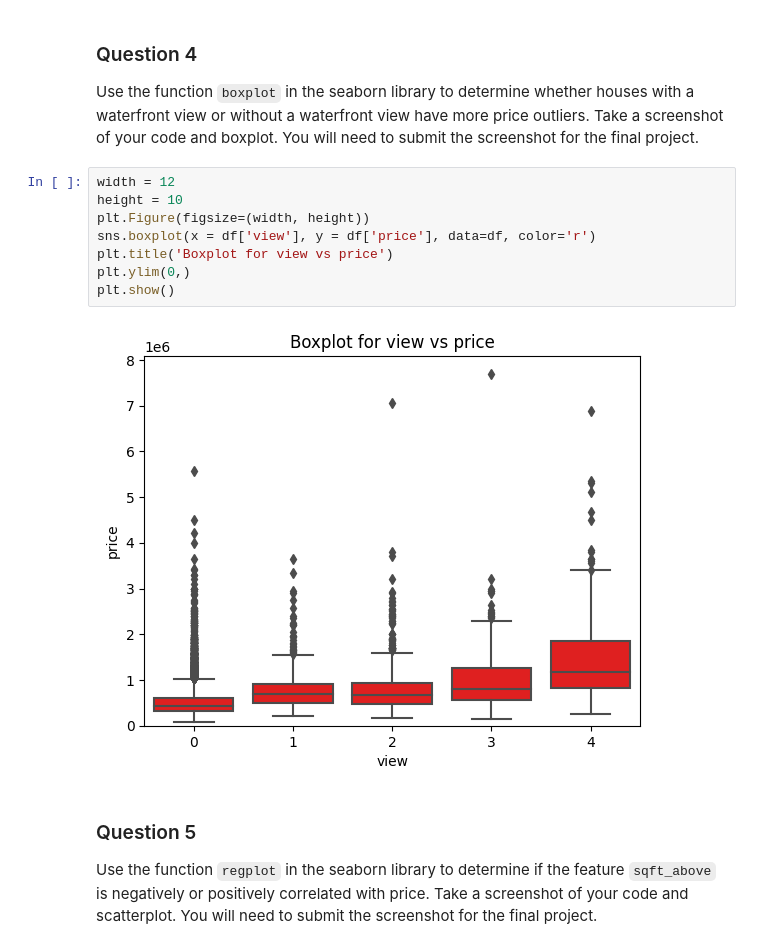
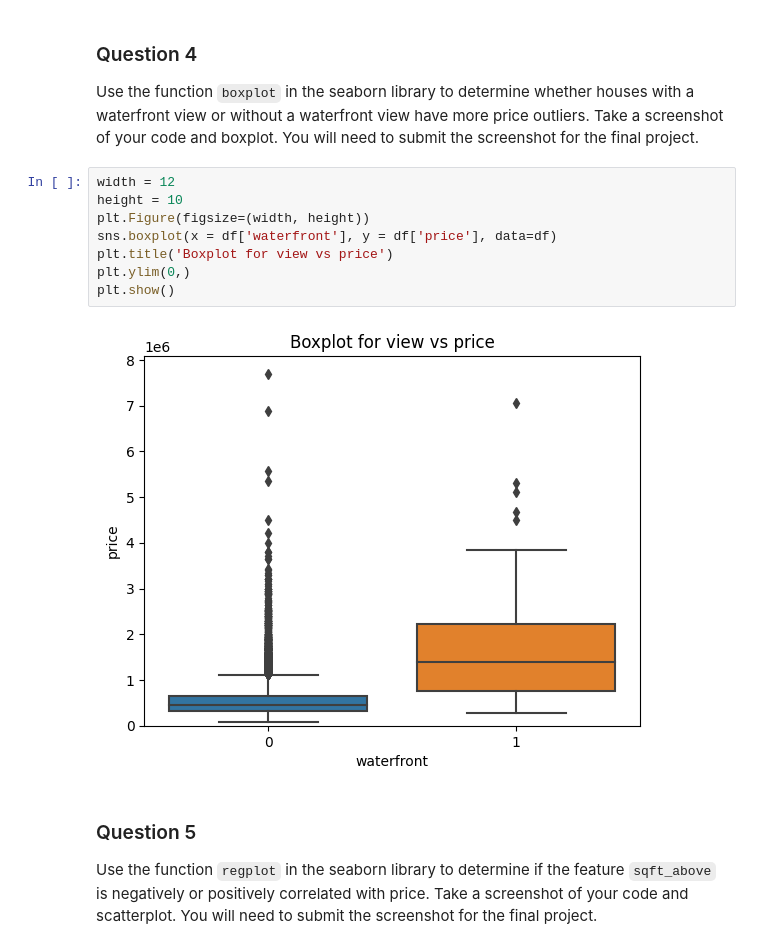
Before and after one commit to Edrico-Milani/My-Data-Science-Portfolio-Projects-, a Jupyter notebook: House_Sales_In_King_Count_USA.ipynb, the cells around one changed output. Cells and saved outputs as stored; diff of their text form.

Commit message:
Changed View vs Price to Waterfront vs Price boxplot

```diff
--- a/House_Sales_In_King_Count_USA.ipynb
+++ b/House_Sales_In_King_Count_USA.ipynb
@@ -258,13 +258,13 @@ Use the function <code>boxplot</code> in the seaborn library  to  determine whet
 # %%
 width = 12
 height = 10
 plt.Figure(figsize=(width, height))
-sns.boxplot(x = df['view'], y = df['price'], data=df, color='r')
+sns.boxplot(x = df['waterfront'], y = df['price'], data=df)
 plt.title('Boxplot for view vs price')
 plt.ylim(0,)
 plt.show()
 # %% [output]
-[figure, old version]
+[figure, new version]
 # %% [markdown]
 ### Question 5
 
```
